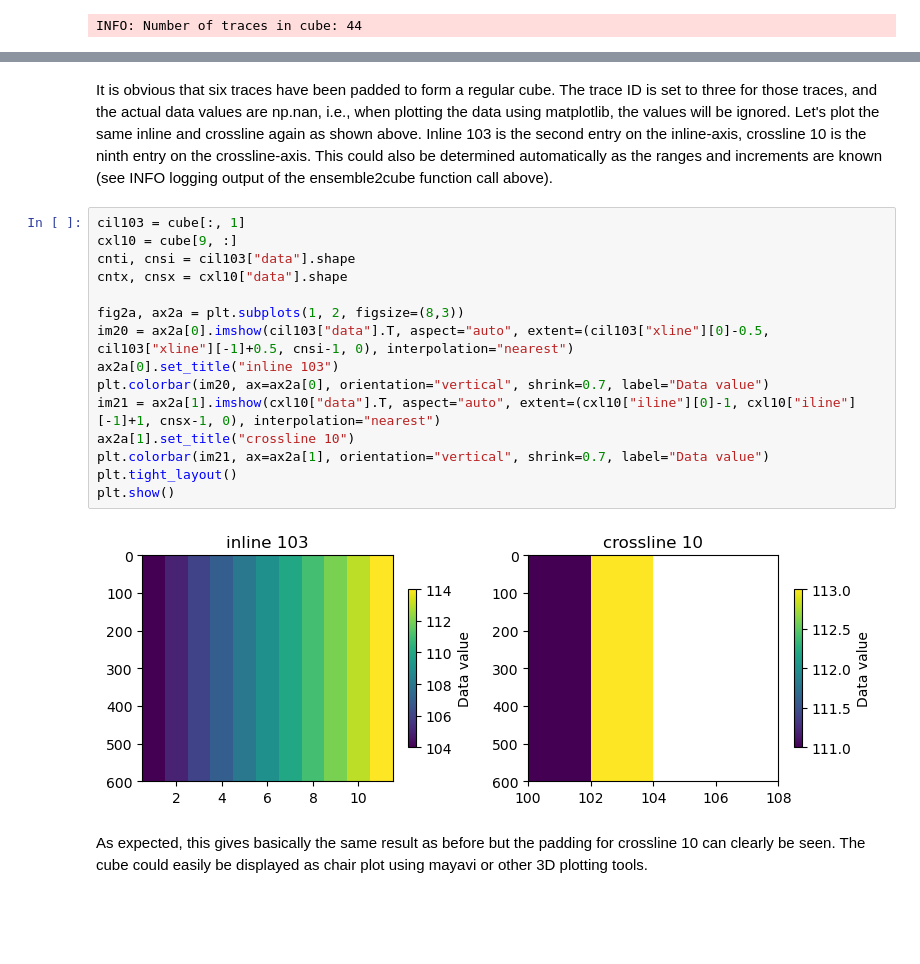
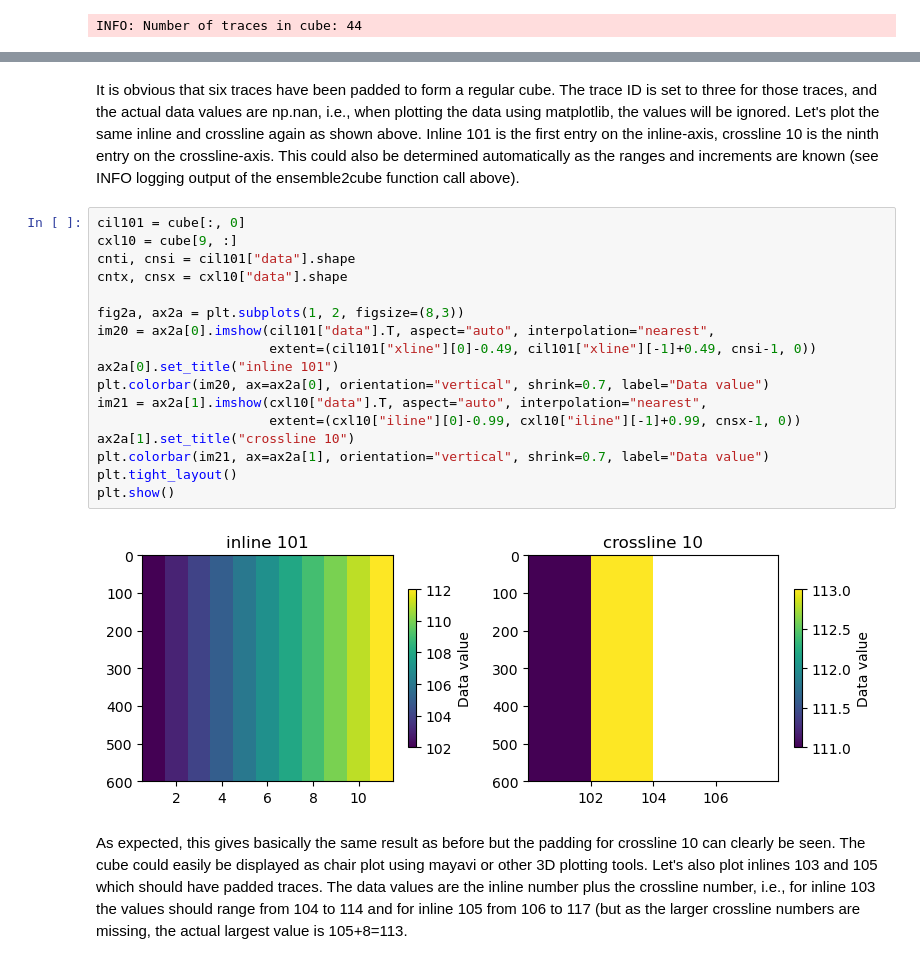
Before and after one commit to ThomasHertweck/seisio, a Jupyter notebook: examples/07_ensemble_to_cube.ipynb, the cells around one changed output, grey strips where cells are left out. Cells and saved outputs as stored; diff of their text form; blank space fills up the shorter version.

Commit message:
Updated ensemble2cube function (performance improvement and bugfix) and corresponding example.

```diff
--- a/examples/07_ensemble_to_cube.ipynb
+++ b/examples/07_ensemble_to_cube.ipynb
@@ -96,21 +99,23 @@ plt.show()
 # %% [markdown]
-It is obvious that six traces have been padded to form a regular cube. The trace ID is set to three for those traces, and the actual data values are np.nan, i.e., when plotting the data using matplotlib, the values will be ignored. Let's plot the same inline and crossline again as shown above. Inline 103 is the second entry on the inline-axis, crossline 10 is the ninth entry on the crossline-axis. This could also be determined automatically as the ranges and increments are known (see INFO logging output of the ensemble2cube function call above).
+It is obvious that six traces have been padded to form a regular cube. The trace ID is set to three for those traces, and the actual data values are np.nan, i.e., when plotting the data using matplotlib, the values will be ignored. Let's plot the same inline and crossline again as shown above. Inline 101 is the first entry on the inline-axis, crossline 10 is the ninth entry on the crossline-axis. This could also be determined automatically as the ranges and increments are known (see INFO logging output of the ensemble2cube function call above).
 # %%
-cil103 = cube[:, 1]
+cil101 = cube[:, 0]
 cxl10 = cube[9, :]
-cnti, cnsi = cil103["data"].shape
+cnti, cnsi = cil101["data"].shape
 cntx, cnsx = cxl10["data"].shape
 
 fig2a, ax2a = plt.subplots(1, 2, figsize=(8,3))
-im20 = ax2a[0].imshow(cil103["data"].T, aspect="auto", extent=(cil103["xline"][0]-0.5, cil103["xline"][-1]+0.5, cnsi-1, 0), interpolation="nearest")
-ax2a[0].set_title("inline 103")
+im20 = ax2a[0].imshow(cil101["data"].T, aspect="auto", interpolation="nearest",
+                      extent=(cil101["xline"][0]-0.49, cil101["xline"][-1]+0.49, cnsi-1, 0))
+ax2a[0].set_title("inline 101")
 plt.colorbar(im20, ax=ax2a[0], orientation="vertical", shrink=0.7, label="Data value")
-im21 = ax2a[1].imshow(cxl10["data"].T, aspect="auto", extent=(cxl10["iline"][0]-1, cxl10["iline"][-1]+1, cnsx-1, 0), interpolation="nearest")
+im21 = ax2a[1].imshow(cxl10["data"].T, aspect="auto", interpolation="nearest",
+                      extent=(cxl10["iline"][0]-0.99, cxl10["iline"][-1]+0.99, cnsx-1, 0))
 ax2a[1].set_title("crossline 10")
 plt.colorbar(im21, ax=ax2a[1], orientation="vertical", shrink=0.7, label="Data value")
 plt.tight_layout()
 plt.show()
 # %% [output]
-[figure, old version]
+[figure, new version]
 # %% [markdown]
-As expected, this gives basically the same result as before but the padding for crossline 10 can clearly be seen. The cube could easily be displayed as chair plot using mayavi or other 3D plotting tools.
+As expected, this gives basically the same result as before but the padding for crossline 10 can clearly be seen. The cube could easily be displayed as chair plot using mayavi or other 3D plotting tools. Let's also plot inlines 103 and 105 which should have padded traces. The data values are the inline number plus the crossline number, i.e., for inline 103 the values should range from 104 to 114 and for inline 105 from 106 to 117 (but as the larger crossline numbers are missing, the actual largest value is 105+8=113.
```
Also changed, not shown: parts of 14 cells of this notebook, 3 other files.
